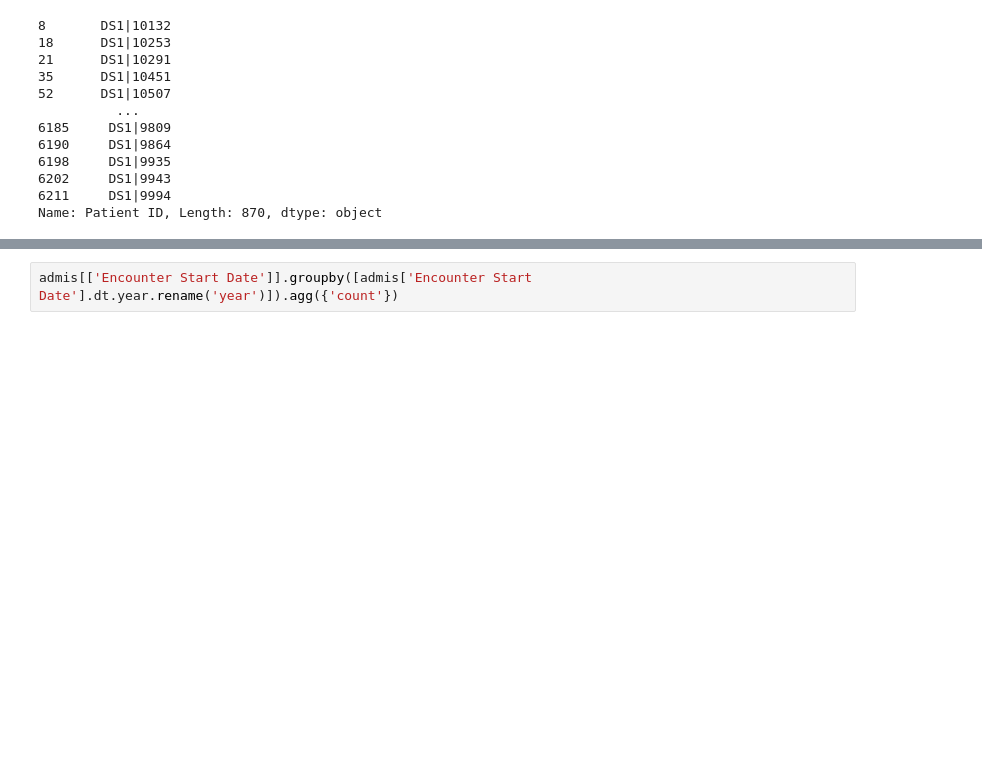
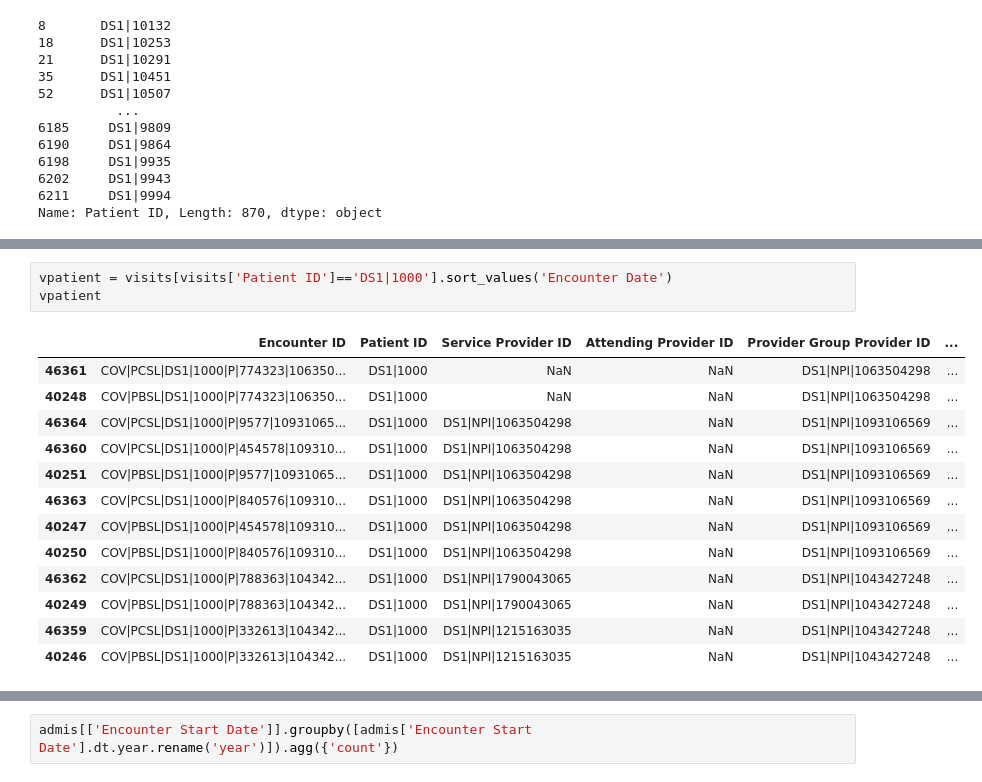
Before and after one commit to pfbabb/hostpital_readmission_analysis-jets, a Jupyter notebook: notebooks/EDA_babb.ipynb, the cells around one changed output, grey strips where cells are left out. Saved outputs shown, nothing was run; the diff lists cells and outputs as text; blank space fills up the shorter version.

```diff
--- a/notebooks/EDA_babb.ipynb
+++ b/notebooks/EDA_babb.ipynb
@@ -185,3 +182,20 @@ patient
+# %%
+vpatient = visits[visits['Patient ID']=='DS1|1000'].sort_values('Encounter Date')
+vpatient
+# %% [output]
+|  | Encounter ID | Patient ID | Service Provider ID | Attending Provider ID | Provider Group Provider ID | ... |
+| 46361 | COV|PCSL|DS1|1000|P|774323|106350... | DS1|1000 | NaN | NaN | DS1|NPI|1063504298 | ... |
+| 40248 | COV|PBSL|DS1|1000|P|774323|106350... | DS1|1000 | NaN | NaN | DS1|NPI|1063504298 | ... |
+| 46364 | COV|PCSL|DS1|1000|P|9577|10931065... | DS1|1000 | DS1|NPI|1063504298 | NaN | DS1|NPI|1093106569 | ... |
+| 46360 | COV|PCSL|DS1|1000|P|454578|109310... | DS1|1000 | DS1|NPI|1063504298 | NaN | DS1|NPI|1093106569 | ... |
+| 40251 | COV|PBSL|DS1|1000|P|9577|10931065... | DS1|1000 | DS1|NPI|1063504298 | NaN | DS1|NPI|1093106569 | ... |
+| 46363 | COV|PCSL|DS1|1000|P|840576|109310... | DS1|1000 | DS1|NPI|1063504298 | NaN | DS1|NPI|1093106569 | ... |
+| 40247 | COV|PBSL|DS1|1000|P|454578|109310... | DS1|1000 | DS1|NPI|1063504298 | NaN | DS1|NPI|1093106569 | ... |
+| 40250 | COV|PBSL|DS1|1000|P|840576|109310... | DS1|1000 | DS1|NPI|1063504298 | NaN | DS1|NPI|1093106569 | ... |
+| 46362 | COV|PCSL|DS1|1000|P|788363|104342... | DS1|1000 | DS1|NPI|1790043065 | NaN | DS1|NPI|1043427248 | ... |
+| 40249 | COV|PBSL|DS1|1000|P|788363|104342... | DS1|1000 | DS1|NPI|1790043065 | NaN | DS1|NPI|1043427248 | ... |
+| 46359 | COV|PCSL|DS1|1000|P|332613|104342... | DS1|1000 | DS1|NPI|1215163035 | NaN | DS1|NPI|1043427248 | ... |
+| 40246 | COV|PBSL|DS1|1000|P|332613|104342... | DS1|1000 | DS1|NPI|1215163035 | NaN | DS1|NPI|1043427248 | ... |
 # %%
 trigger=patient.iloc[:,8]<=(patient.iloc[0,9] + pd.DateOffset(days=30))
 trigger
```
Also changed, not shown: parts of 25 cells of this notebook, 4 other files.
